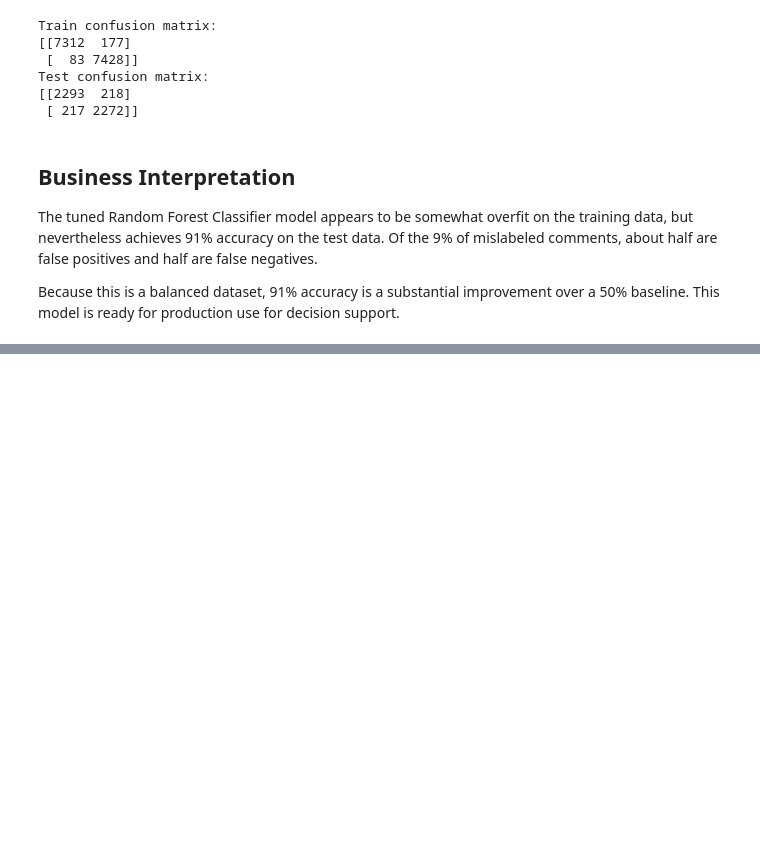
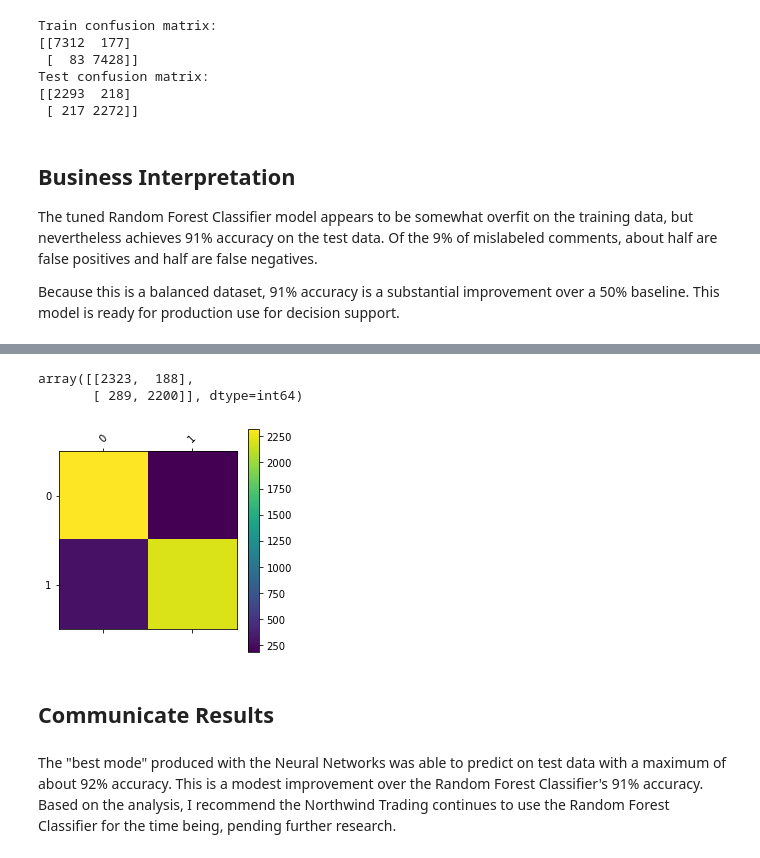
Before and after one commit to samjdedes/phase_4_code_challenge_bckup-ds-west-082420, a Jupyter notebook: product_review_classification.ipynb, the cells around one changed output, grey strips where cells are left out. Cells and saved outputs as stored; diff of their text form; code cells hidden in the pictures; blank space fills up the shorter version.

Commit message:
Phase 4 code challenge commit. All questions attempted, incomplete confusion matrix at end of evaluation.

```diff
--- a/product_review_classification.ipynb
+++ b/product_review_classification.ipynb
@@ -138,0 +468,2 @@ Because this is a balanced dataset, 91% accuracy is a substantial improvement ov
+# %%
+y_preds = final_model.predict(X_test_transformed_scaled)
@@ -138,0 +472,7 @@ Because this is a balanced dataset, 91% accuracy is a substantial improvement ov
+# %%
+for i in range(len(y_preds)):
+    if y_preds[i] > 0.5:
+        y_preds[i] = 1
+
+    else:
+        y_preds[i] = 0
@@ -138,0 +481,28 @@ Because this is a balanced dataset, 91% accuracy is a substantial improvement ov
+# %%
+cm = confusion_matrix(y_test, y_preds)
+cm
+# %% [output]
+array([[2323,  188],
+       [ 289, 2200]], dtype=int64)
+# %%
+df_confusion = pd.DataFrame(cm, columns = ['0' , '1'], index = ['0','1'])
+# %%
+import matplotlib.pyplot as plt
+def plot_confusion_matrix(df_confusion, title='Confusion matrix', cmap='viridis'):
+    plt.matshow(df_confusion, cmap=cmap) # imshow
+    #plt.title(title)
+    plt.colorbar()
+    tick_marks = np.arange(len(df_confusion.columns))
+    plt.xticks(tick_marks, df_confusion.columns, rotation=45)
+    plt.yticks(tick_marks, df_confusion.index)
+    #plt.tight_layout()
+    plt.ylabel(df_confusion.index.name)
+    plt.xlabel(df_confusion.columns.name)
+
+plot_confusion_matrix(df_confusion)
+# %% [output]
+[figure, added]
+# %% [markdown]
+## Communicate Results
+# %% [markdown]
+The "best mode" produced with the Neural Networks was able to predict on test data with a maximum of about 92% accuracy. This is a modest improvement over the Random Forest Classifier's 91% accuracy. Based on the analysis, I recommend the Northwind Trading continues to use the Random Forest Classifier for the time being, pending further research.
```
Also changed, not shown: parts of 27 cells of this notebook.
